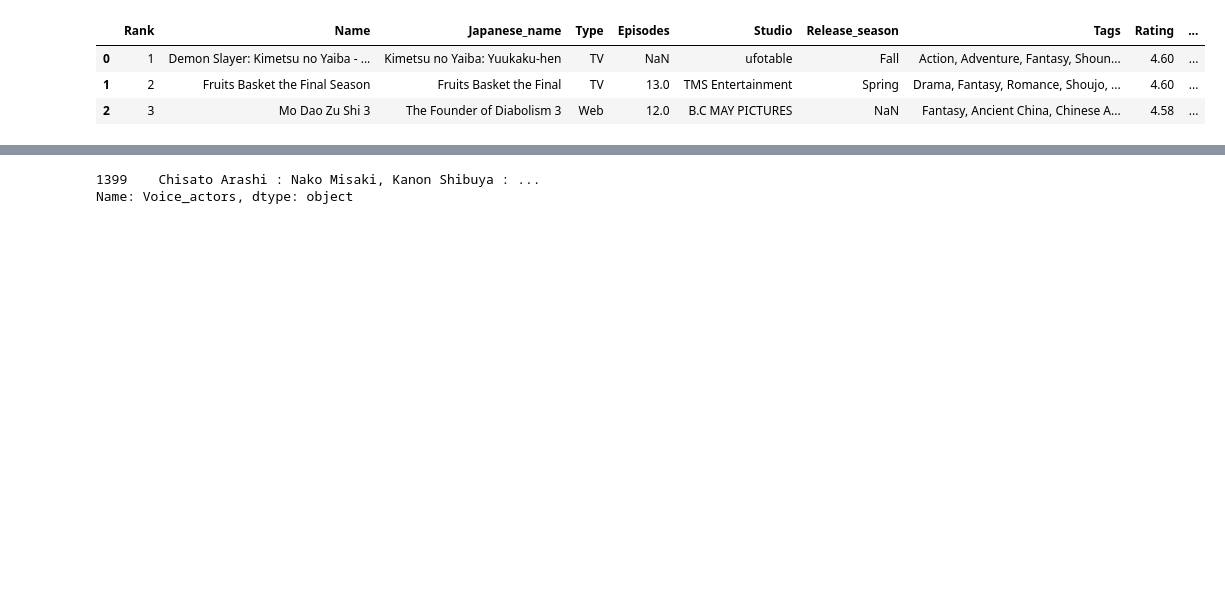
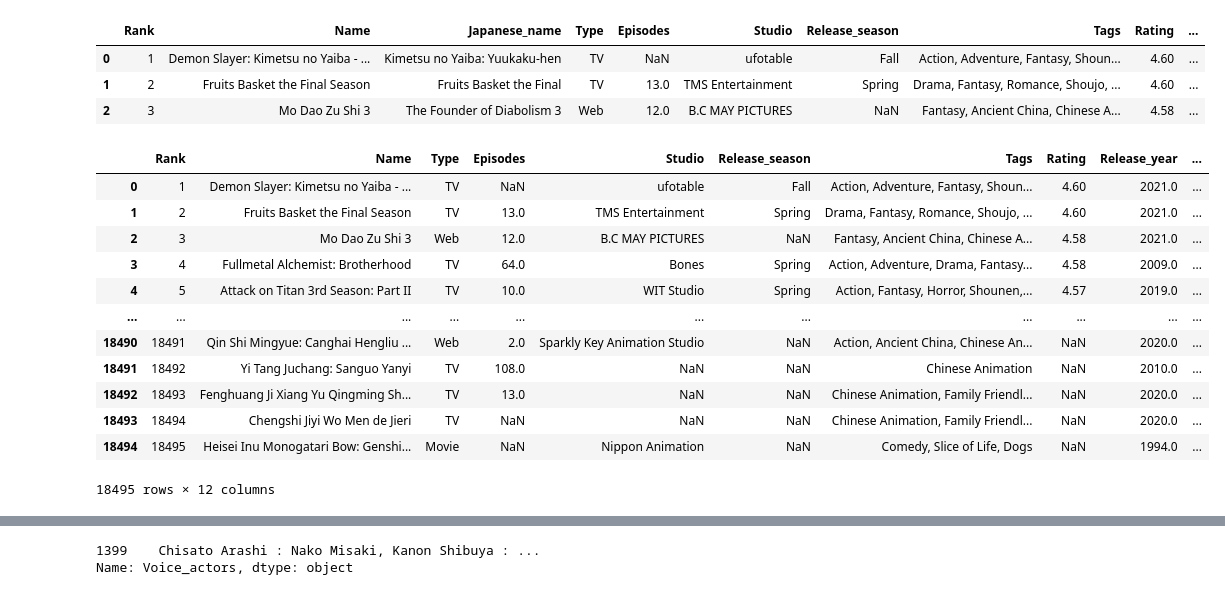
Before and after one commit to Igor-Kubota/Anime-Recommendation, a Jupyter notebook: anime_dataset.ipynb, the cells around one changed output, grey strips where cells are left out. Drawn from its saved outputs; the diff is of its cells as text; code cells hidden in the pictures; blank space fills up the shorter version.

```diff
--- a/anime_dataset.ipynb
+++ b/anime_dataset.ipynb
@@ -11,6 +20,23 @@ df_anime.head(3)
 | 1 | 2 | Fruits Basket the Final Season | Fruits Basket the Final | TV | 13.0 | TMS Entertainment | Spring | Drama, Fantasy, Romance, Shoujo, ... | 4.60 | ... |
 | 2 | 3 | Mo Dao Zu Shi 3 | The Founder of Diabolism 3 | Web | 12.0 | B.C MAY PICTURES | NaN | Fantasy, Ancient China, Chinese A... | 4.58 | ... |
 # %%
-#return where the rating is nan
-filtered_df = df_anime[df_anime['Rating'].isnull()]
-filtered_df = df_anime[df_anime['Japanese_name'] == 'Love Live Superstar!!']
+#FUNCIONA
+#filtered_df = df_anime[df_anime['Rating'].isnull()]
+columns_to_drop = ["Related_Mange", "staff", "Japanese_name", "Content_Warning", "End_year"]
+filtered_df = df_anime.drop(columns=columns_to_drop)
+#filtered_df = df_anime[df_anime['Japanese_name'] == 'Love Live Superstar!!']
+filtered_df
+# %% [output]
+|  | Rank | Name | Type | Episodes | Studio | Release_season | Tags | Rating | Release_year | ... |
+| 0 | 1 | Demon Slayer: Kimetsu no Yaiba - ... | TV | NaN | ufotable | Fall | Action, Adventure, Fantasy, Shoun... | 4.60 | 2021.0 | ... |
+| 1 | 2 | Fruits Basket the Final Season | TV | 13.0 | TMS Entertainment | Spring | Drama, Fantasy, Romance, Shoujo, ... | 4.60 | 2021.0 | ... |
+| 2 | 3 | Mo Dao Zu Shi 3 | Web | 12.0 | B.C MAY PICTURES | NaN | Fantasy, Ancient China, Chinese A... | 4.58 | 2021.0 | ... |
+| 3 | 4 | Fullmetal Alchemist: Brotherhood | TV | 64.0 | Bones | Spring | Action, Adventure, Drama, Fantasy... | 4.58 | 2009.0 | ... |
+| 4 | 5 | Attack on Titan 3rd Season: Part II | TV | 10.0 | WIT Studio | Spring | Action, Fantasy, Horror, Shounen,... | 4.57 | 2019.0 | ... |
+| ... | ... | ... | ... | ... | ... | ... | ... | ... | ... | ... |
+| 18490 | 18491 | Qin Shi Mingyue: Canghai Hengliu ... | Web | 2.0 | Sparkly Key Animation Studio | NaN | Action, Ancient China, Chinese An... | NaN | 2020.0 | ... |
+| 18491 | 18492 | Yi Tang Juchang: Sanguo Yanyi | TV | 108.0 | NaN | NaN | Chinese Animation | NaN | 2010.0 | ... |
+| 18492 | 18493 | Fenghuang Ji Xiang Yu Qingming Sh... | TV | 13.0 | NaN | NaN | Chinese Animation, Family Friendl... | NaN | 2020.0 | ... |
+| 18493 | 18494 | Chengshi Jiyi Wo Men de Jieri | TV | NaN | NaN | NaN | Chinese Animation, Family Friendl... | NaN | 2020.0 | ... |
+| 18494 | 18495 | Heisei Inu Monogatari Bow: Genshi... | Movie | NaN | Nippon Animation | NaN | Comedy, Slice of Life, Dogs | NaN | 1994.0 | ... |
+18495 rows × 12 columns
```
Also changed, not shown: parts of 9 cells of this notebook, 1 other file.
